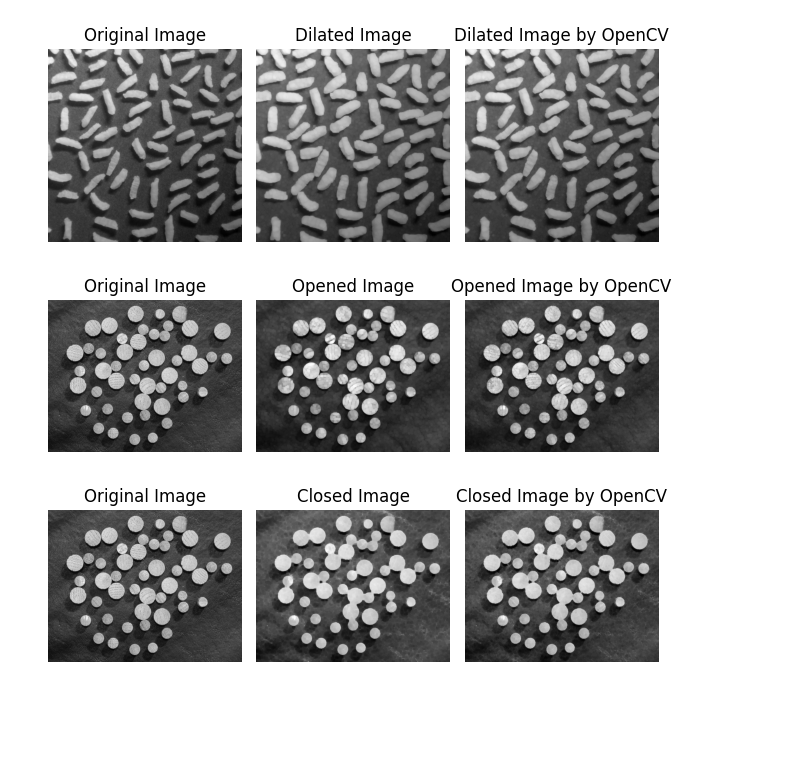
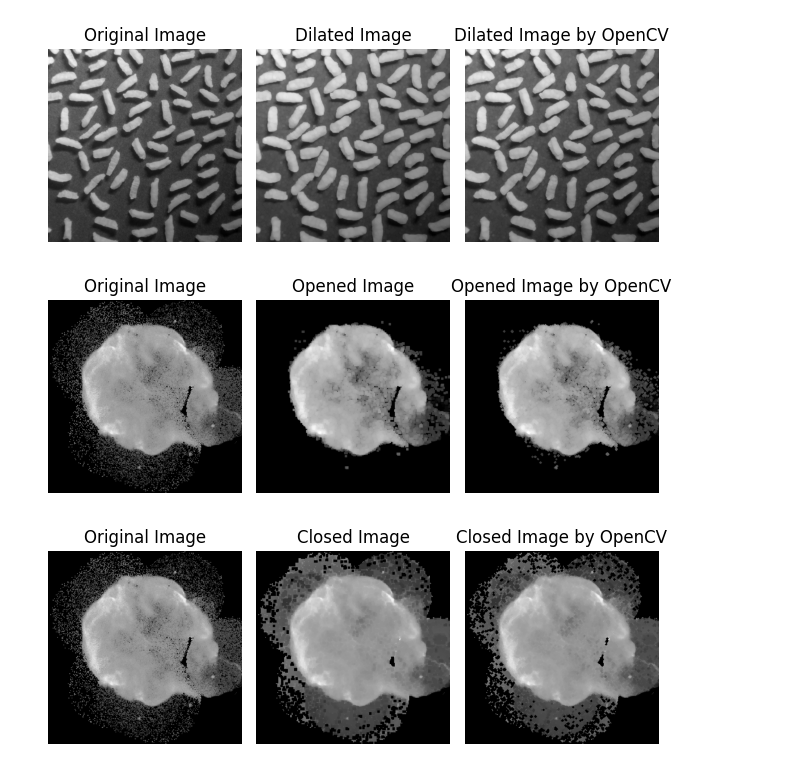
Before and after one commit to sugarlxn/DIVP_test, a Jupyter notebook: project03/scripts/job02a.ipynb, the cells around one changed output. Cells and saved outputs as stored; diff of their text form; code cells hidden in the pictures; blank space fills up the shorter version.

```diff
--- a/project03/scripts/job02a.ipynb
+++ b/project03/scripts/job02a.ipynb
@@ -165,8 +165,8 @@ plt.show()
 [figure]
 # %%
 # 对 wood 图像进行灰度开运算，并与opencv的结果进行对比
-image_wood = image_wood.convert('L')
-image_wood = np.array(image_wood)
+# image_wood = image_wood.convert('L')
+image_wood = np.array(image_xray)
 structuring_element = np.array([[0, 1, 0], [1, 1, 1], [0, 1, 0]]).astype(np.uint8)
 opened_image = grayscale_open(image_wood, structuring_element, 3)
 opened_image_cv = cv2.morphologyEx(image_wood, cv2.MORPH_OPEN, structuring_element, iterations=3)
@@ -182,32 +182,32 @@ plt.title('Opened Image')
 plt.axis('off')
 plt.subplot(1, 3, 3)
 plt.imshow(opened_image_cv, cmap='gray')
 plt.title('Opened Image by OpenCV')
 plt.axis('off')
 plt.tight_layout()
 plt.show()
 
 # 对 wood 图像进行灰度闭运算，并与opencv的结果进行对比
 image_wood = np.array(image_wood)
 structuring_element = np.array([[0, 1, 0], [1, 1, 1], [0, 1, 0]]).astype(np.uint8)
 closed_image = grayscale_close(image_wood, structuring_element, 3)
 closed_image_cv = cv2.morphologyEx(image_wood, cv2.MORPH_CLOSE, structuring_element, iterations=3)
 plt.figure()
 # 原图与闭运算后的图像对比
 plt.subplot(1, 3, 1)
 plt.imshow(image_wood, cmap='gray')
 plt.title('Original Image')
 plt.axis('off')
 plt.subplot(1, 3, 2)
 plt.imshow(closed_image, cmap='gray')
 plt.title('Closed Image')
 plt.axis('off')
 plt.subplot(1, 3, 3)
 plt.imshow(closed_image_cv, cmap='gray')
 plt.title('Closed Image by OpenCV')
 plt.axis('off')
 plt.tight_layout()
 plt.show()
 # %% [output]
-[figure, old version]
+[figure, new version]
-[figure, old version]
+[figure, new version]
```
Also changed, not shown: 3 other files.
